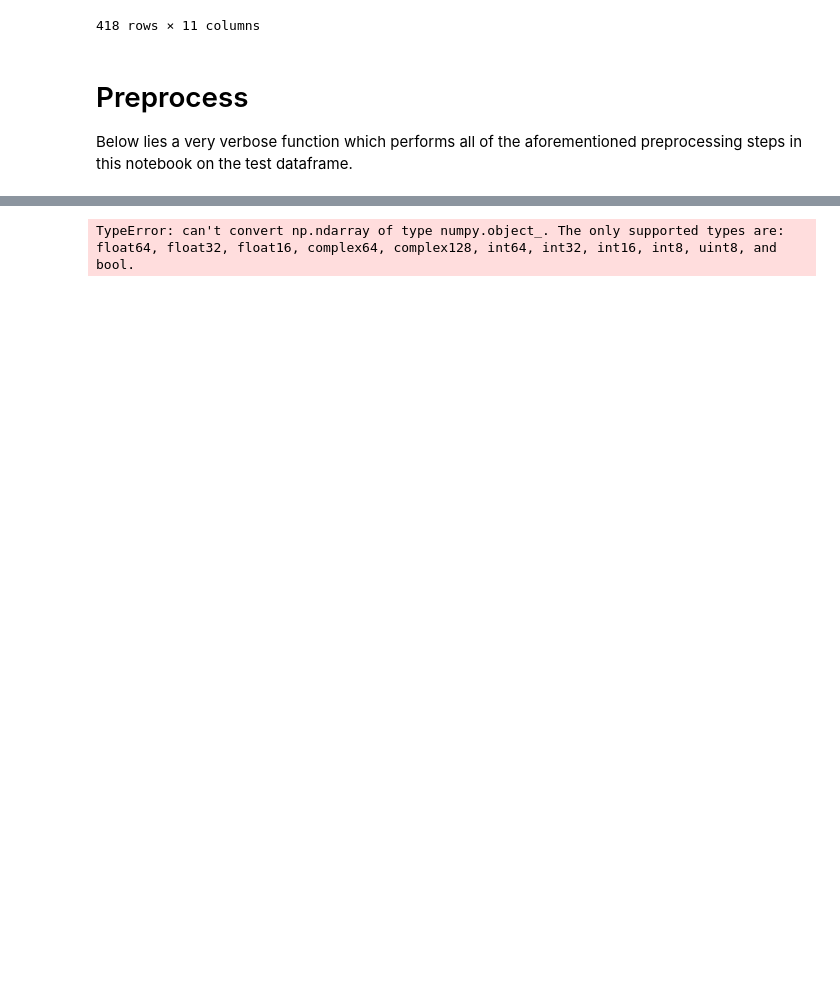
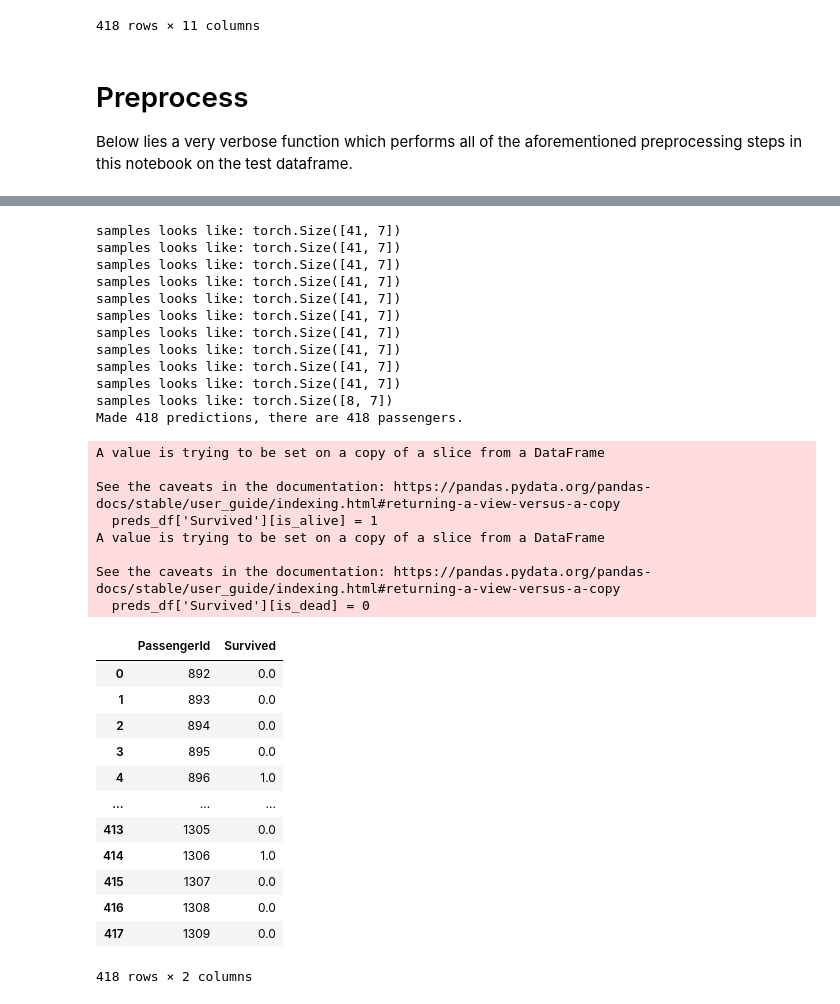
Before and after one commit to SpaceFrostDev/titanic_kaggle, a Jupyter notebook: titanic.ipynb, the cells around one changed output, grey strips where cells are left out. Saved outputs shown, nothing was run; the diff lists cells and outputs as text; code cells hidden in the pictures; blank space fills up the shorter version.

Commit message:
Bug fixes and completion of inference().

```diff
--- a/titanic.ipynb
+++ b/titanic.ipynb
@@ -372,30 +372,42 @@ def preprocess(df: pd.core.frame.DataFrame) -> pd.core.frame.DataFrame:
 def create_dl(df: pd.core.frame.DataFrame) -> torch.utils.data.DataLoader:
     """Create a dataloader, from a given DataFrame."""
 
-    test_ds = [torch.from_numpy(df.iloc[row,:].values) for row in range(len(df))]    # Removing requires_grad
+    test_ds = [torch.from_numpy(df.iloc[row,:].values).float() for row in range(len(df))]    # Removing requires_grad
     test_dl = torch.utils.data.DataLoader(test_ds, batch_size=len(test_ds)//10, shuffle=False)
 
     return test_dl
 # %%
 def inference(test_df: pd.core.frame.DataFrame, model: nn.Module, f: Union[Path, str]=None,
-             *, write: bool=True) -> None:
+             *, series: pd.core.series.Series=None, write: bool=True) -> None:
     """
     Performs inference given a model and a dataframe and optionally write the predictions to a file.
     test_df: Cleaned, normalized DataFrame.
     """
 
-    preds_df = test_df['PassengerId']
+    if series is not None: preds_df = series
 
     count = 0
     test_dl = create_dl(test_df)
+    all_preds = []
 
     for samples in test_dl:
+        print(f"samples looks like: {samples.shape}")
         with torch.no_grad():
             test_preds = model(samples)    # Get predictions
             test_preds.squeeze_()
 
-        for pred in test_preds.tolist():
-            preds_df.loc[len(preds_df)] = [count+1, pred]
+        # Ensure we sigmoid here, my model uses nn.BCEWithLogitsLoss so my model doesn't end with a sigmoid
+        all_preds.extend(test_preds.sigmoid().tolist())
+
+    print(f"Made {len(all_preds)} predictions, there are {len(preds_df)} passengers.")
+    preds_df = pd.concat([series, pd.DataFrame(all_preds, columns=['Survived'])],
+                         names=['PassengerId', 'Survived'], axis=1)
+
+    # Go from continuous number to binary
+    is_alive = preds_df['Survived'] > 0.5
+    is_dead = preds_df['Survived'] <= 0.5
+    preds_df['Survived'][is_alive] = 1
+    preds_df['Survived'][is_dead] = 0
 
     display(preds_df)
 
@@ -434,5 +446,37 @@ display(pp_df)
 418 rows × 7 columns
 # %%
-inference(test_df, best_model, write=False)
+inference(pp_test_df, best_model, series=test_df['PassengerId'], write=False)
 # %% [output]
-TypeError: can't convert np.ndarray of type numpy.object_. The only supported types are: float64, float32, float16, complex64, complex128, int64, int32, int16, int8, uint8, and bool.
+samples looks like: torch.Size([41, 7])
+samples looks like: torch.Size([41, 7])
+samples looks like: torch.Size([41, 7])
+samples looks like: torch.Size([41, 7])
+samples looks like: torch.Size([41, 7])
+samples looks like: torch.Size([41, 7])
+samples looks like: torch.Size([41, 7])
+samples looks like: torch.Size([41, 7])
+samples looks like: torch.Size([41, 7])
+samples looks like: torch.Size([41, 7])
+samples looks like: torch.Size([8, 7])
+Made 418 predictions, there are 418 passengers.
+A value is trying to be set on a copy of a slice from a DataFrame
+
+See the caveats in the documentation: https://pandas.pydata.org/pandas-docs/stable/user_guide/indexing.html#returning-a-view-versus-a-copy
+  preds_df['Survived'][is_alive] = 1
+A value is trying to be set on a copy of a slice from a DataFrame
+
+See the caveats in the documentation: https://pandas.pydata.org/pandas-docs/stable/user_guide/indexing.html#returning-a-view-versus-a-copy
+  preds_df['Survived'][is_dead] = 0
+|  | PassengerId | Survived |
+| 0 | 892 | 0.0 |
+| 1 | 893 | 0.0 |
+| 2 | 894 | 0.0 |
+| 3 | 895 | 0.0 |
+| 4 | 896 | 1.0 |
+| ... | ... | ... |
+| 413 | 1305 | 0.0 |
+| 414 | 1306 | 1.0 |
+| 415 | 1307 | 0.0 |
+| 416 | 1308 | 0.0 |
+| 417 | 1309 | 0.0 |
+418 rows × 2 columns
```
Also changed, not shown: parts of 1 cell of this notebook.
